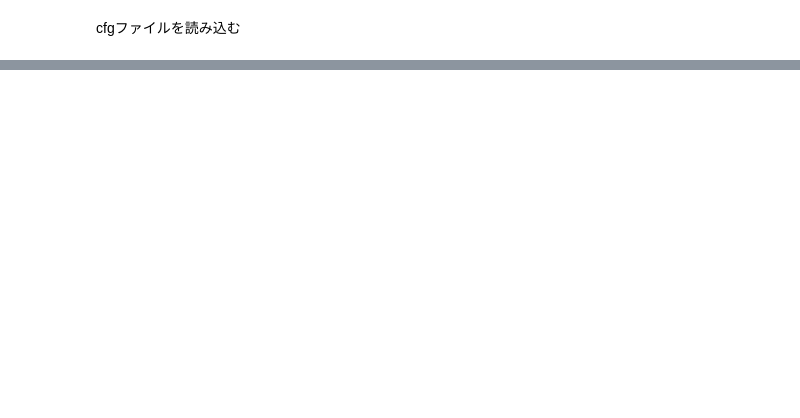
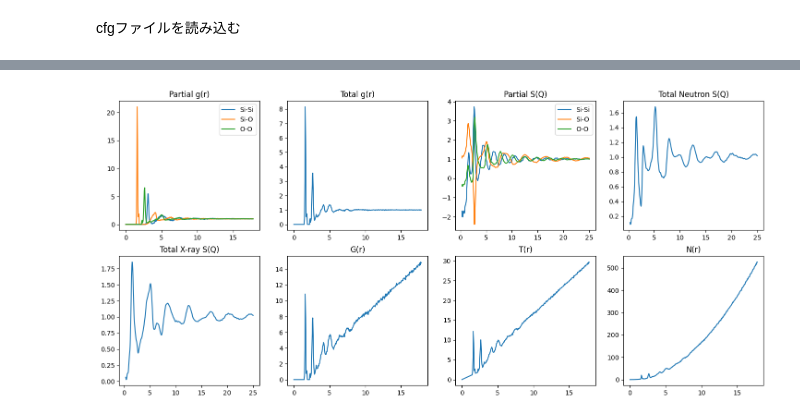
Before and after one commit to MotokiShiga/sova-cui, a Jupyter notebook: example_jupyter/example4.ipynb, the cells around one changed output, grey strips where cells are left out. Cells and saved outputs as stored; diff of their text form; code cells hidden in the pictures; blank space fills up the shorter version.

```diff
--- a/example_jupyter/example4.ipynb
+++ b/example_jupyter/example4.ipynb
@@ -120,16 +126,16 @@ plt.show()
 # %%
 # calculate g(r)
-r, gr = gr(atoms,hist,dr)
+r, _gr = gr(atoms,hist,dr)
 
 # calculate Total g(r)
 coeff = ncoeff(atoms.symbols,atoms.frac)
-total_gr = total_gr(gr,coeff)
+_total_gr = total_gr(_gr,coeff)
 
 # calculate S(Q)
 dq = 0.05
 qmin = 0.3
 qmax = 25.0
-q, sq = SQ(atoms,gr,qmin,qmax,dr,dq)
+q, sq = SQ(atoms,_gr,qmin,qmax,dr,dq)
 
 # calculate Total S(Q)
 total_sq = total_SQ(sq,coeff)
@@ -140,10 +146,10 @@ total_fq = total_FQ(sq,coeff)
 
 # calculate Gr
 rho = atoms.rho
-_Gr = Gr(r,total_gr,rho)
+_Gr = Gr(r,_total_gr,rho)
 
 # calculate Tr
-_Tr = Tr(r,total_gr,rho)
+_Tr = Tr(r,_total_gr,rho)
 
 # calculate Nr
 _Nr = Nr(r,_Tr)
@@ -153,37 +159,39 @@ fig = plt.figure(figsize=(18, 8))
 ax = fig.add_subplot(2, 4, 1)
 ax.set_title('Partial g(r)')
 for i in range(3):
-    ax.plot(r, gr.T[i], label=atoms.pairs[i])
+    ax.plot(r, _gr.T[i], label=atoms.pairs[i])
     ax.legend()
 
 ax = fig.add_subplot(2, 4, 2)
 ax.set_title('Total g(r)')
-ax.plot(r,total_gr)
+ax.plot(r,_total_gr)
 
 ax = fig.add_subplot(2, 4, 3)
 ax.set_title('Partial S(Q)')
 for i in range(3):
     ax.plot(q, sq.T[i], label=atoms.pairs[i])
     ax.legend()
 
 ax = fig.add_subplot(2, 4, 4)
 ax.set_title('Total Neutron S(Q)')
 ax.plot(q, total_sq)
 
 ax = fig.add_subplot(2, 4, 5)
 ax.set_title('Total X-ray S(Q)')
 ax.plot(q, total_fq)
 
 ax = fig.add_subplot(2, 4, 6)
 ax.set_title('G(r)')
 ax.plot(r, _Gr)
 
 ax = fig.add_subplot(2, 4, 7)
 ax.set_title('T(r)')
 ax.plot(r, _Tr)
 
 ax = fig.add_subplot(2, 4, 8)
 ax.set_title('N(r)')
 ax.plot(r, _Nr)
 
 plt.show()
+# %% [output]
+[figure, added]
```
Also changed, not shown: parts of 5 cells of this notebook.
